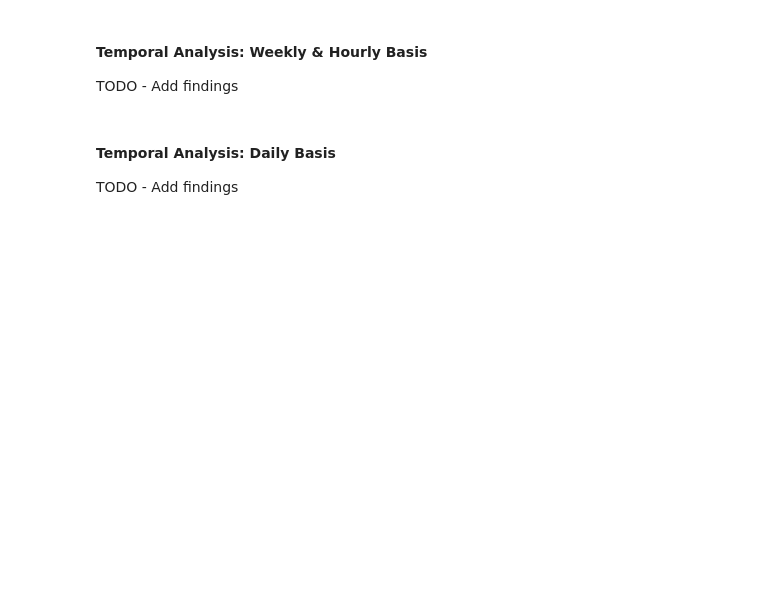
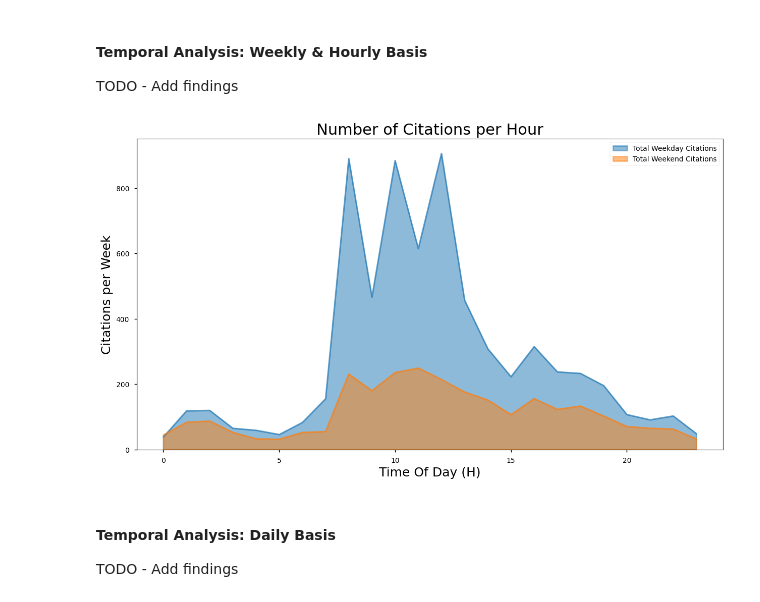
Before and after one commit to evangabe/strategic-parking-enforcement, a Jupyter notebook: 01_exploratory_data_analysis.ipynb, the cells around one changed output. Saved outputs shown, nothing was run; the diff lists cells and outputs as text; code cells hidden in the pictures; blank space fills up the shorter version.

```diff
--- a/01_exploratory_data_analysis.ipynb
+++ b/01_exploratory_data_analysis.ipynb
@@ -150,17 +199,19 @@ TODO - Add plotly interactive map of violation count by region in representative
 TODO - Add findings
 # %%
 # separate violations into weekdays and weekends
-weekdays = violations_df[violations_df.index.weekday<5]
-weekends = violations_df[violations_df.index.weekday>=5]
+weekdays = citations_df[citations_df.index.weekday<5]
+weekends = citations_df[citations_df.index.weekday>=5]
 # %%
 plt.figure(figsize=(15,8))
-(weekdays.groupby(weekdays.index.hour).size()/10/52/5).plot(kind='area',label='Total Weekday Violations',linewidth=2,alpha=.5)
-(weekends.groupby(weekends.index.hour).size()/10/52/2).plot(kind = 'area',label='Total Weekend Violations',linewidth=2,alpha=.5)
+(weekdays.groupby(weekdays.index.hour).size()/10/52/5).plot(kind='area',label='Total Weekday Citations',linewidth=2,alpha=.5)
+(weekends.groupby(weekends.index.hour).size()/10/52/2).plot(kind = 'area',label='Total Weekend Citations',linewidth=2,alpha=.5)
 plt.legend()
-plt.title('Number of Violations per Hour',fontdict={'fontsize':22})
+plt.title('Number of Citations per Hour',fontdict={'fontsize':22})
 plt.xlabel('Time Of Day (H)',fontdict={'fontsize':18})
-plt.ylabel('Violations per Week',fontdict={'fontsize':18})
+plt.ylabel('Citations per Week',fontdict={'fontsize':18})
 plt.savefig('./images/hm_weekday_vs_weekend.png')
+# %% [output]
+[figure, added]
 # %% [markdown]
 #### Temporal Analysis: Daily Basis
 TODO - Add findings
```
Also changed, not shown: parts of 30 cells of this notebook, 11 other files.
